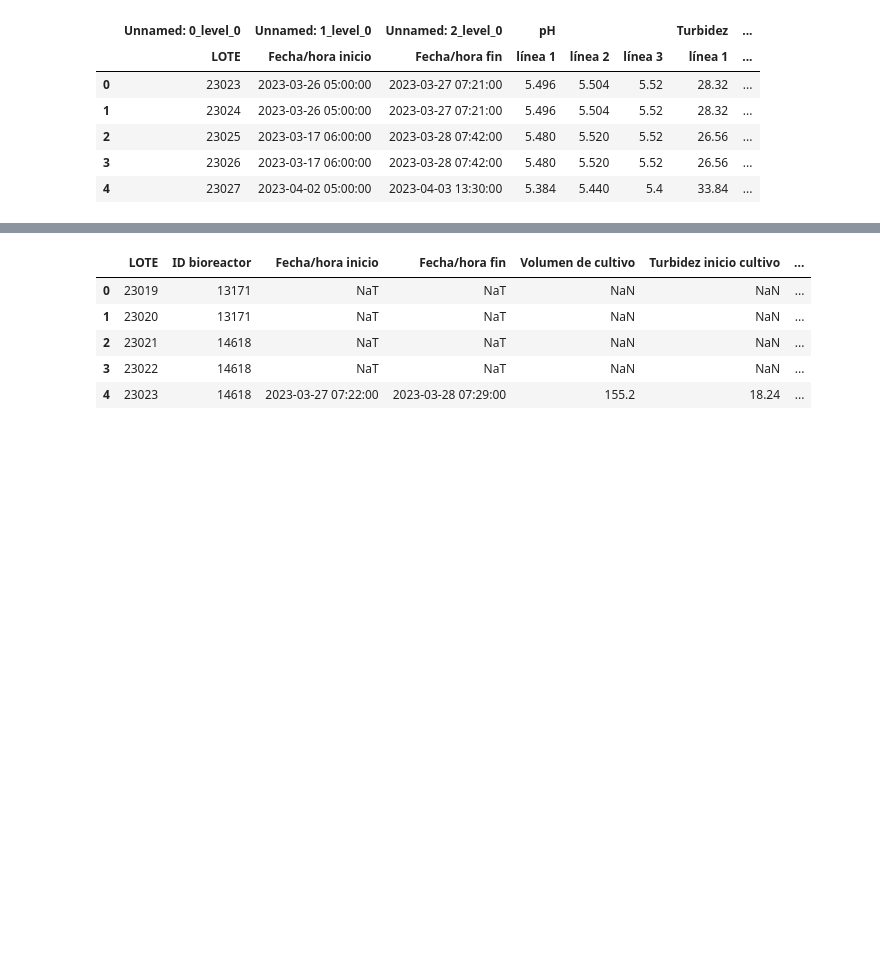
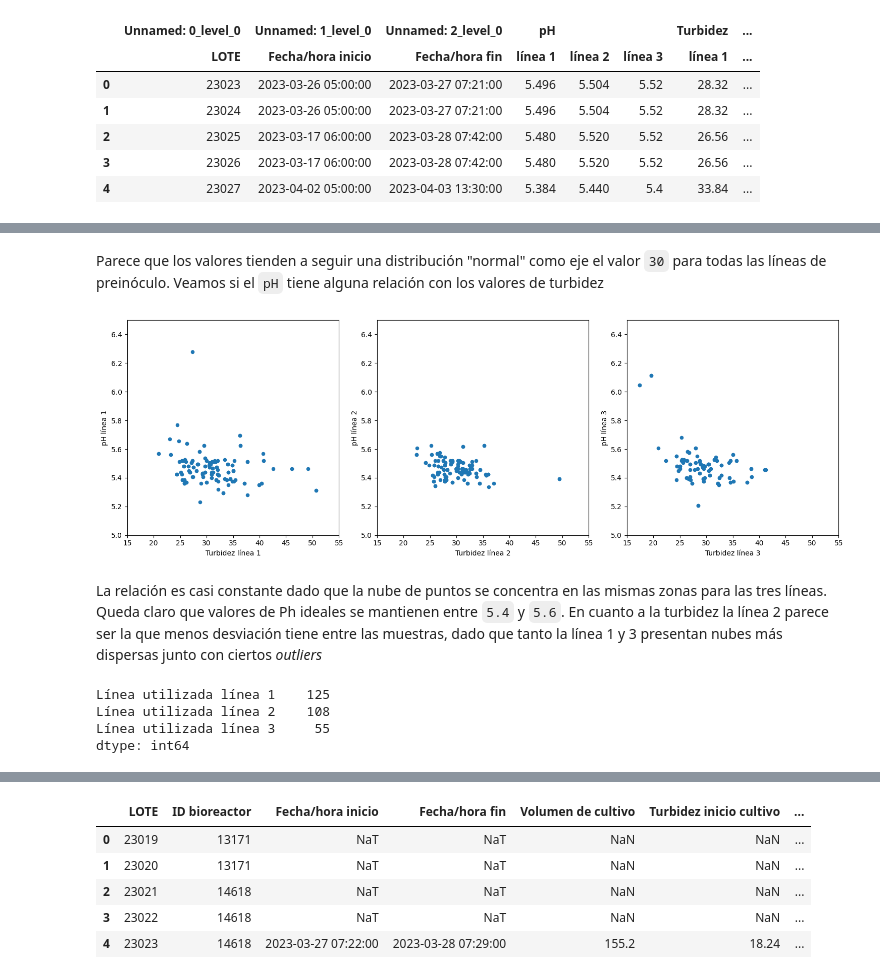
Before and after one commit to nikodyulger/datathon-los-forajidos, a Jupyter notebook: exploracion.ipynb, the cells around one changed output, grey strips where cells are left out. Drawn from its saved outputs; the diff is of its cells as text; code cells hidden in the pictures; blank space fills up the shorter version.

```diff
--- a/exploracion.ipynb
+++ b/exploracion.ipynb
@@ -107,0 +254,25 @@ df_preinoculo.head(5)
+# %% [markdown]
+Parece que los valores tienden a seguir una distribución "normal" como eje el valor `30` para todas las líneas de preinóculo.
+Veamos si el `pH` tiene alguna relación con los valores de turbidez
+# %%
+fig, axes = plt.subplots(1, 3, figsize=(15, 5))
+
+for i in range(3):
+    df_preinoculo.plot(kind='scatter', x=f'Turbidez línea {i+1}', y=f'pH línea {i+1}', ax=axes[i])
+    # Misma escala
+    axes[i].set_xlim(15, 55) # min y max Turbidez
+    axes[i].set_ylim(5, 6.5) # min y max Ph
+
+plt.tight_layout()
+# %% [output]
+[figure, added]
+# %% [markdown]
+La relación es casi constante dado que la nube de puntos se concentra en las mismas zonas para las tres líneas. Queda claro que valores de Ph ideales se mantienen entre `5.4` y `5.6`. En cuanto a la turbidez la línea 2 parece ser la que menos desviación tiene entre las muestras, dado que tanto la línea 1 y 3 presentan nubes más dispersas junto con ciertos *outliers*
+# %%
+lineas = df_preinoculo.select_dtypes(include='int64')
+lineas.sum() # Líneas más utilizadas para siguiente fase
+# %% [output]
+Línea utilizada línea 1    125
+Línea utilizada línea 2    108
+Línea utilizada línea 3     55
+dtype: int64
```
Also changed, not shown: parts of 30 cells of this notebook.
